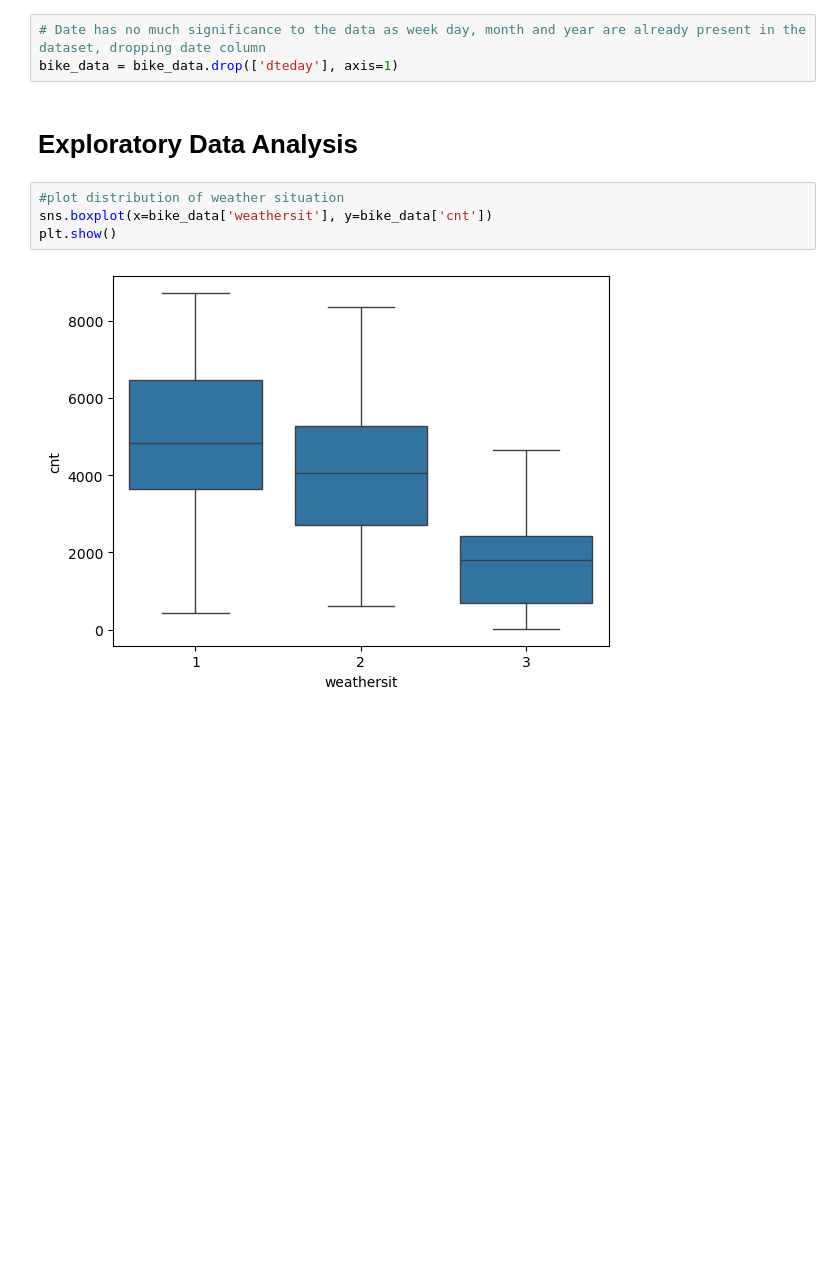
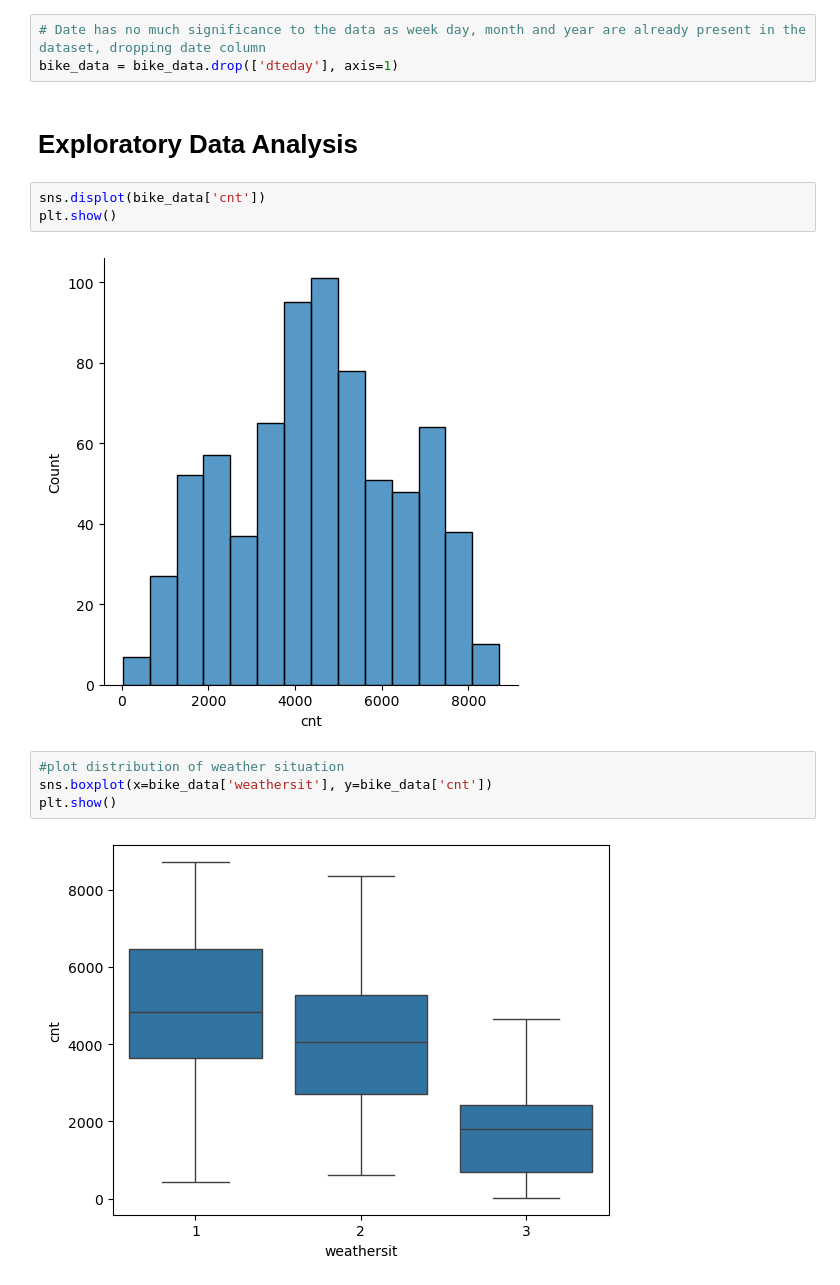
Before and after one commit to maheshh22/BikeRent_CaseStudy, a Jupyter notebook: bike_rental.ipynb, the cells around one changed output. Saved outputs shown, nothing was run; the diff lists cells and outputs as text; blank space fills up the shorter version.

```diff
--- a/bike_rental.ipynb
+++ b/bike_rental.ipynb
@@ -89,6 +95,11 @@ bike_data = bike_data.drop(['instant', 'casual', 'registered'], axis=1)
 bike_data = bike_data.drop(['dteday'], axis=1)
 # %% [markdown]
 # Exploratory Data Analysis
+# %%
+sns.displot(bike_data['cnt'])
+plt.show()
+# %% [output]
+[figure, added]
 # %%
 #plot distribution of weather situation
 sns.boxplot(x=bike_data['weathersit'], y=bike_data['cnt'])
```
Also changed, not shown: parts of 24 cells of this notebook.
